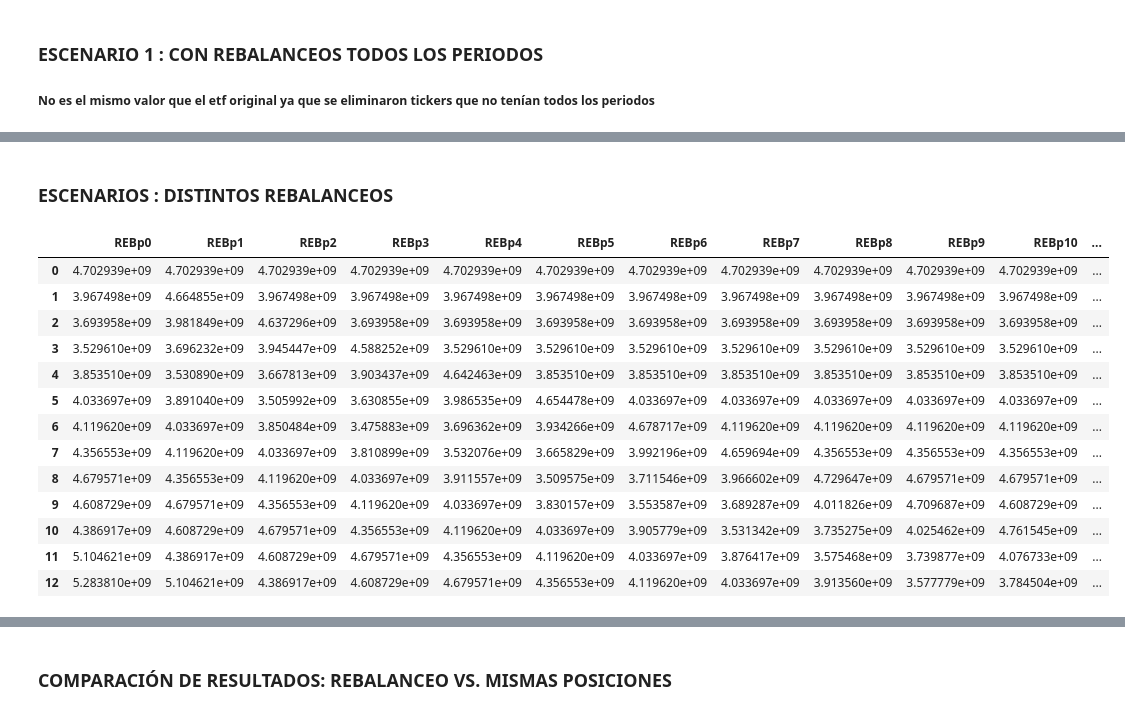
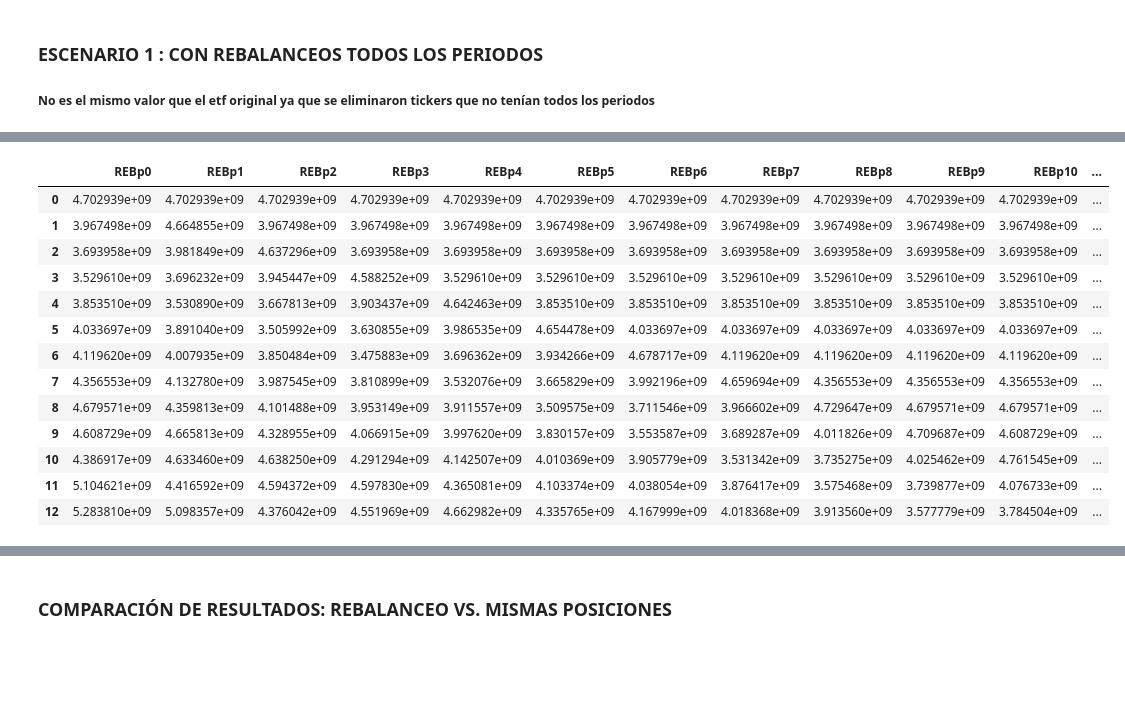
Before and after one commit to Marisolcantarero95/TRADING, a Jupyter notebook: Lab1_EqA/Lab1.ipynb, the cells around one changed output, grey strips where cells are left out. Saved outputs shown, nothing was run; the diff lists cells and outputs as text; code cells hidden in the pictures; blank space fills up the shorter version.

```diff
--- a/Lab1_EqA/Lab1.ipynb
+++ b/Lab1_EqA/Lab1.ipynb
@@ -169,28 +183,17 @@ Shares = DtF2.set_index(indice[0])
 # %%
-#FUNCIÓN PARA CALCULAR VALOR DEL ETF CON TICKERS AJUSTADOS
-def v_etf1(narch):
+# FUNCIÓN PARA AJUSTE PESOS DE REBALANCEOS
+def v_etf2(narch,preb):
     v_etf2 = []
-    for i in range(narch):
+    for i in range(preb):
         H = 'Holdings'+str(i)+''
-        st = []
-        pr = []
-        if type(Prices[H][0]) == np.float64:
-            for i in Shares[H]:
-                string = float(i.replace(',',''))
-                st.append(string)
-            a1 = Weights[H]*Prices[H]*st
-            v_etf1 = sum(a1)
-            v_etf2.append(v_etf1)
-        else:
-            for i in Shares[H]:
-                string = float(i.replace(',',''))
-                st.append(string)
-            for j in Prices[H]:
-                prices = float(j.replace(',',''))
-                pr.append(prices)
-            a1 = Weights[H]*pr*st
-            v_etf1 = sum(a1)
-            v_etf2.append(v_etf1)
+        P,S = str_to_float(Prices[H]) , str_to_float(Shares[H])
+        a1 = Weights['Holdings0']*P*S
+        v_etf1 = sum(a1)
+        v_etf2.append(v_etf1)
+    for i in range(narch-preb):
+        H = 'Holdings'+str(i)+''
+        P,S = str_to_float(Prices[H]) , str_to_float(Shares[H])
+        a1 = Weights['Holdings'+str(preb)+'']*P*S
+        v_etf1 = sum(a1)
+        v_etf2.append(v_etf1)
     return(v_etf2)
-v_etf1 = v_etf1(narch)
-v_etf1
@@ -211,2 +199,0 @@ v_etf1
-# %% [markdown]
-### ESCENARIOS : DISTINTOS REBALANCEOS
@@ -260,21 +200,21 @@ def v_etf3(narch,preb):
 # %%
 REBcomp = pd.DataFrame()
 for i in range(narch):
-    REBcomp['REBp'+str(i)+''] = v_etf3(narch,i)
+    REBcomp['REBp'+str(i)+''] = v_etf2(narch,i)
 REBcomp
 # %% [output]
 |  | REBp0 | REBp1 | REBp2 | REBp3 | REBp4 | REBp5 | REBp6 | REBp7 | REBp8 | REBp9 | REBp10 | ... |
 | 0 | 4.702939e+09 | 4.702939e+09 | 4.702939e+09 | 4.702939e+09 | 4.702939e+09 | 4.702939e+09 | 4.702939e+09 | 4.702939e+09 | 4.702939e+09 | 4.702939e+09 | 4.702939e+09 | ... |
 | 1 | 3.967498e+09 | 4.664855e+09 | 3.967498e+09 | 3.967498e+09 | 3.967498e+09 | 3.967498e+09 | 3.967498e+09 | 3.967498e+09 | 3.967498e+09 | 3.967498e+09 | 3.967498e+09 | ... |
 | 2 | 3.693958e+09 | 3.981849e+09 | 4.637296e+09 | 3.693958e+09 | 3.693958e+09 | 3.693958e+09 | 3.693958e+09 | 3.693958e+09 | 3.693958e+09 | 3.693958e+09 | 3.693958e+09 | ... |
 | 3 | 3.529610e+09 | 3.696232e+09 | 3.945447e+09 | 4.588252e+09 | 3.529610e+09 | 3.529610e+09 | 3.529610e+09 | 3.529610e+09 | 3.529610e+09 | 3.529610e+09 | 3.529610e+09 | ... |
 | 4 | 3.853510e+09 | 3.530890e+09 | 3.667813e+09 | 3.903437e+09 | 4.642463e+09 | 3.853510e+09 | 3.853510e+09 | 3.853510e+09 | 3.853510e+09 | 3.853510e+09 | 3.853510e+09 | ... |
 | 5 | 4.033697e+09 | 3.891040e+09 | 3.505992e+09 | 3.630855e+09 | 3.986535e+09 | 4.654478e+09 | 4.033697e+09 | 4.033697e+09 | 4.033697e+09 | 4.033697e+09 | 4.033697e+09 | ... |
-| 6 | 4.119620e+09 | 4.033697e+09 | 3.850484e+09 | 3.475883e+09 | 3.696362e+09 | 3.934266e+09 | 4.678717e+09 | 4.119620e+09 | 4.119620e+09 | 4.119620e+09 | 4.119620e+09 | ... |
-| 7 | 4.356553e+09 | 4.119620e+09 | 4.033697e+09 | 3.810899e+09 | 3.532076e+09 | 3.665829e+09 | 3.992196e+09 | 4.659694e+09 | 4.356553e+09 | 4.356553e+09 | 4.356553e+09 | ... |
-| 8 | 4.679571e+09 | 4.356553e+09 | 4.119620e+09 | 4.033697e+09 | 3.911557e+09 | 3.509575e+09 | 3.711546e+09 | 3.966602e+09 | 4.729647e+09 | 4.679571e+09 | 4.679571e+09 | ... |
-| 9 | 4.608729e+09 | 4.679571e+09 | 4.356553e+09 | 4.119620e+09 | 4.033697e+09 | 3.830157e+09 | 3.553587e+09 | 3.689287e+09 | 4.011826e+09 | 4.709687e+09 | 4.608729e+09 | ... |
-| 10 | 4.386917e+09 | 4.608729e+09 | 4.679571e+09 | 4.356553e+09 | 4.119620e+09 | 4.033697e+09 | 3.905779e+09 | 3.531342e+09 | 3.735275e+09 | 4.025462e+09 | 4.761545e+09 | ... |
-| 11 | 5.104621e+09 | 4.386917e+09 | 4.608729e+09 | 4.679571e+09 | 4.356553e+09 | 4.119620e+09 | 4.033697e+09 | 3.876417e+09 | 3.575468e+09 | 3.739877e+09 | 4.076733e+09 | ... |
-| 12 | 5.283810e+09 | 5.104621e+09 | 4.386917e+09 | 4.608729e+09 | 4.679571e+09 | 4.356553e+09 | 4.119620e+09 | 4.033697e+09 | 3.913560e+09 | 3.577779e+09 | 3.784504e+09 | ... |
+| 6 | 4.119620e+09 | 4.007935e+09 | 3.850484e+09 | 3.475883e+09 | 3.696362e+09 | 3.934266e+09 | 4.678717e+09 | 4.119620e+09 | 4.119620e+09 | 4.119620e+09 | 4.119620e+09 | ... |
+| 7 | 4.356553e+09 | 4.132780e+09 | 3.987545e+09 | 3.810899e+09 | 3.532076e+09 | 3.665829e+09 | 3.992196e+09 | 4.659694e+09 | 4.356553e+09 | 4.356553e+09 | 4.356553e+09 | ... |
+| 8 | 4.679571e+09 | 4.359813e+09 | 4.101488e+09 | 3.953149e+09 | 3.911557e+09 | 3.509575e+09 | 3.711546e+09 | 3.966602e+09 | 4.729647e+09 | 4.679571e+09 | 4.679571e+09 | ... |
+| 9 | 4.608729e+09 | 4.665813e+09 | 4.328955e+09 | 4.066915e+09 | 3.997620e+09 | 3.830157e+09 | 3.553587e+09 | 3.689287e+09 | 4.011826e+09 | 4.709687e+09 | 4.608729e+09 | ... |
+| 10 | 4.386917e+09 | 4.633460e+09 | 4.638250e+09 | 4.291294e+09 | 4.142507e+09 | 4.010369e+09 | 3.905779e+09 | 3.531342e+09 | 3.735275e+09 | 4.025462e+09 | 4.761545e+09 | ... |
+| 11 | 5.104621e+09 | 4.416592e+09 | 4.594372e+09 | 4.597830e+09 | 4.365081e+09 | 4.103374e+09 | 4.038054e+09 | 3.876417e+09 | 3.575468e+09 | 3.739877e+09 | 4.076733e+09 | ... |
+| 12 | 5.283810e+09 | 5.098357e+09 | 4.376042e+09 | 4.551969e+09 | 4.662982e+09 | 4.335765e+09 | 4.167999e+09 | 4.018368e+09 | 3.913560e+09 | 3.577779e+09 | 3.784504e+09 | ... |
 # %%
```
Also changed, not shown: parts of 20 cells of this notebook.
